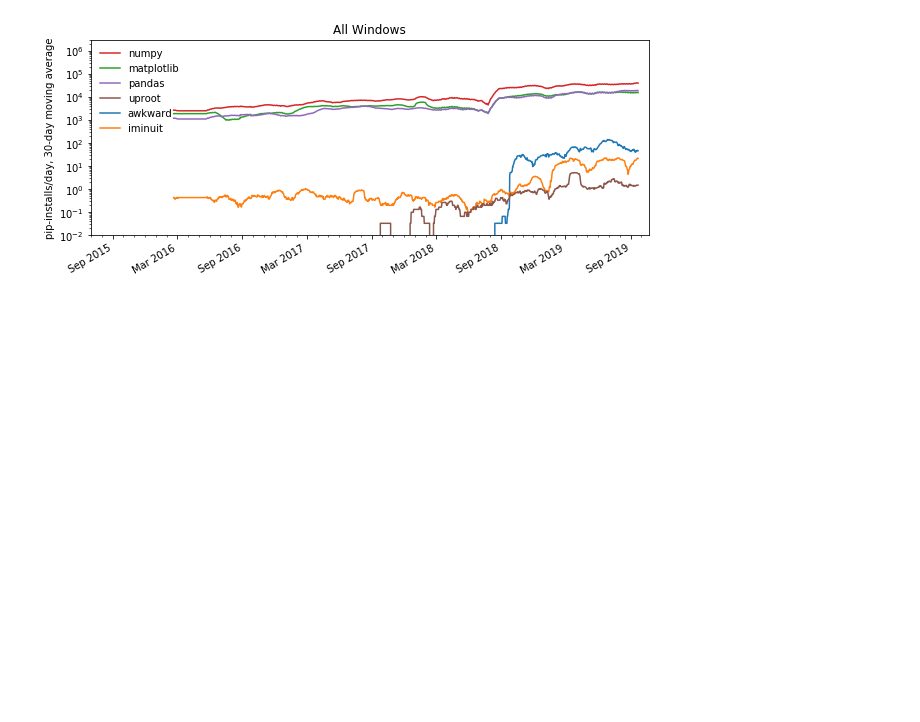
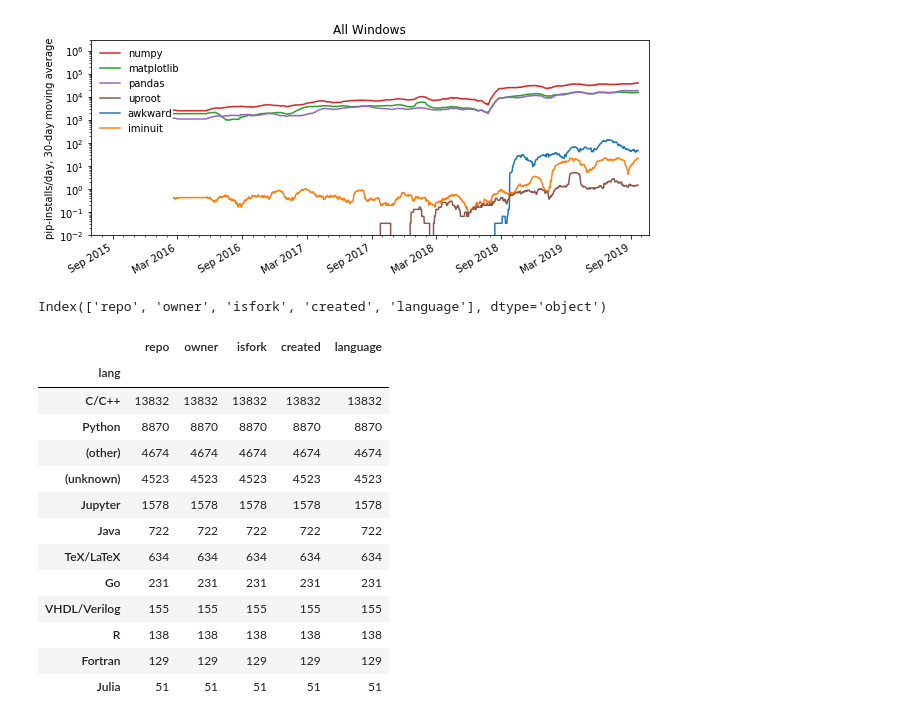
Before and after one commit to jpivarski-talks/2019-10-17-pyhep-awkward, a Jupyter notebook: analysis.ipynb, the cells around one changed output. Drawn from its saved outputs; the diff is of its cells as text; code cells hidden in the pictures; blank space fills up the shorter version.

```diff
--- a/analysis.ipynb
+++ b/analysis.ipynb
@@ -72,3 +72,39 @@ plotit(dfos, 3000000, "All Windows", "Windows")
 [figure]
 # %%
 dfos.groupby(["os"]).count().sort_values("count", ascending=False);
+# %%
+dfgit = pandas.read_csv("github-cmssw.csv", parse_dates=[3], infer_datetime_format=True)
+dfgit.columns
+# %% [output]
+Index(['repo', 'owner', 'isfork', 'created', 'language'], dtype='object')
+# %%
+dfgit["lang"] = dfgit["language"].apply(lambda x: {
+    "'C++'": "C/C++", "'C'": "C/C++", "'C#'": "C/C++", "'Objective-C'": "C/C++",
+    "'Python'": "Python",
+    "'Jupyter Notebook'": "Jupyter",
+    "'TeX'": "TeX/LaTeX",
+    "'Java'": "Java",
+    "'R'": "R",
+    "'VHDL'": "VHDL/Verilog", "'Verilog'": "VHDL/Verilog",
+    "'Fortran'": "Fortran", "'FORTRAN'": "Fortran",
+    "'Julia'": "Julia",
+    "'Go'": "Go",
+    "None": "(unknown)",
+    }.get(x, "(other)"))
+# %%
+dfgit.groupby("lang").count().sort_values("repo", ascending=False)
+# %% [output]
+|  | repo | owner | isfork | created | language |
+| lang |  |  |  |  |  |
+| C/C++ | 13832 | 13832 | 13832 | 13832 | 13832 |
+| Python | 8870 | 8870 | 8870 | 8870 | 8870 |
+| (other) | 4674 | 4674 | 4674 | 4674 | 4674 |
+| (unknown) | 4523 | 4523 | 4523 | 4523 | 4523 |
+| Jupyter | 1578 | 1578 | 1578 | 1578 | 1578 |
+| Java | 722 | 722 | 722 | 722 | 722 |
+| TeX/LaTeX | 634 | 634 | 634 | 634 | 634 |
+| Go | 231 | 231 | 231 | 231 | 231 |
+| VHDL/Verilog | 155 | 155 | 155 | 155 | 155 |
+| R | 138 | 138 | 138 | 138 | 138 |
+| Fortran | 129 | 129 | 129 | 129 | 129 |
+| Julia | 51 | 51 | 51 | 51 | 51 |
```
Also changed, not shown: 3 other files.
